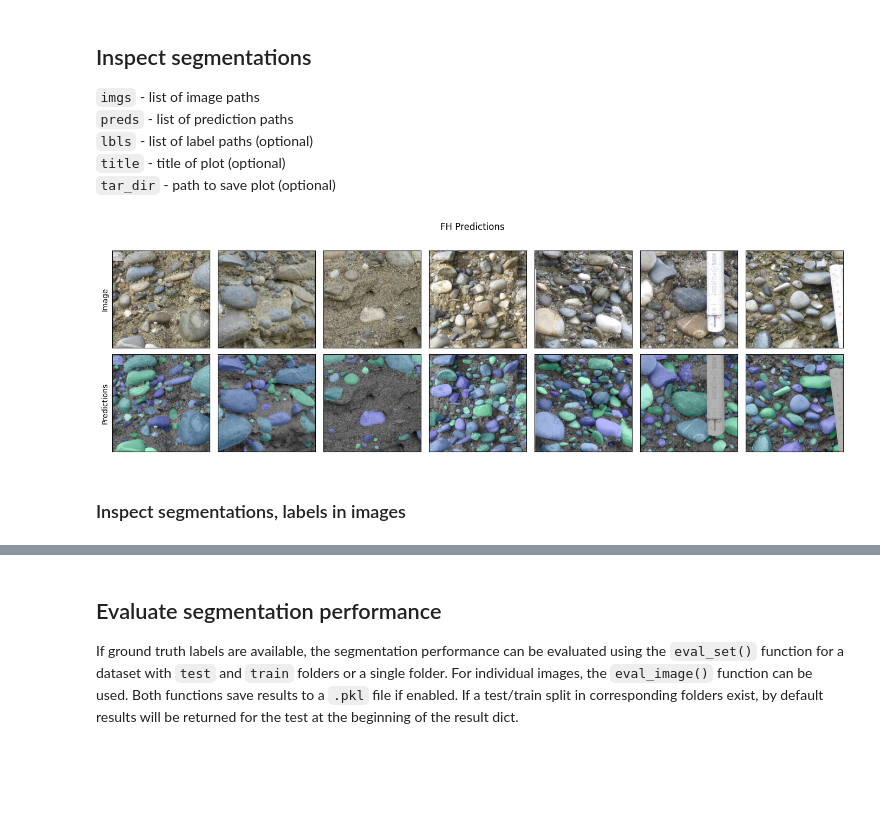
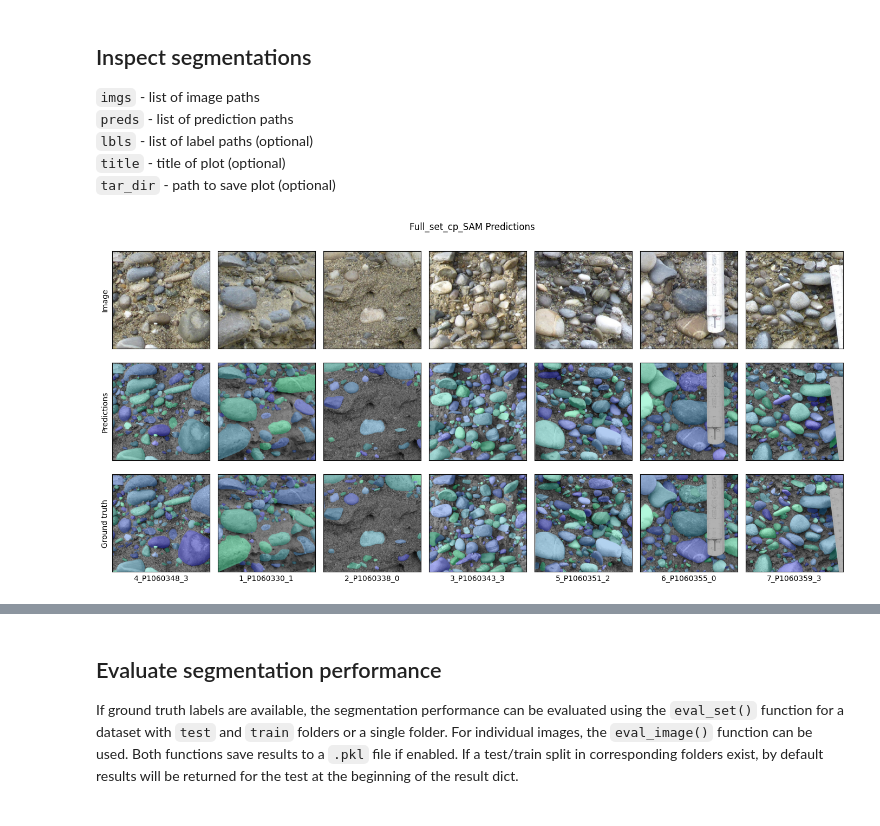
Before and after one commit to fionabyrne101/imagegrains, a Jupyter notebook: notebooks/1_image_segmentation.ipynb, the cells around one changed output, grey strips where cells are left out. Cells and saved outputs as stored; diff of their text form; code cells hidden in the pictures; blank space fills up the shorter version.

```diff
--- a/notebooks/1_image_segmentation.ipynb
+++ b/notebooks/1_image_segmentation.ipynb
@@ -94,11 +96,10 @@ for path in [image_path1,image_path2]:
 `title` - title of plot (optional)
 `tar_dir` - path to save plot (optional)
 # %%
-#load the images and predictions from PATH2
-imgs,_,preds = data_loader.dataset_loader(image_path,label_str='mask',pred_str='_custom_model')
+#load the images and the predictions from file
+imgs,lbls,preds = data_loader.dataset_loader(image_path,label_str='mask',pred_str='_full_set_cp_SAM_pred')
+
 #show the results
-pred_plot = plotting.inspect_predictions(imgs,preds,title='FH Predictions')
+pred_label_plot = plotting.inspect_predictions(imgs,preds,lbls,title='Full_set_cp_SAM Predictions')
 # %% [output]
-[figure, old version]
+[figure, new version]
-# %% [markdown]
-### Inspect segmentations, labels in images
```
Also changed, not shown: parts of 14 cells of this notebook, 3 other files.
